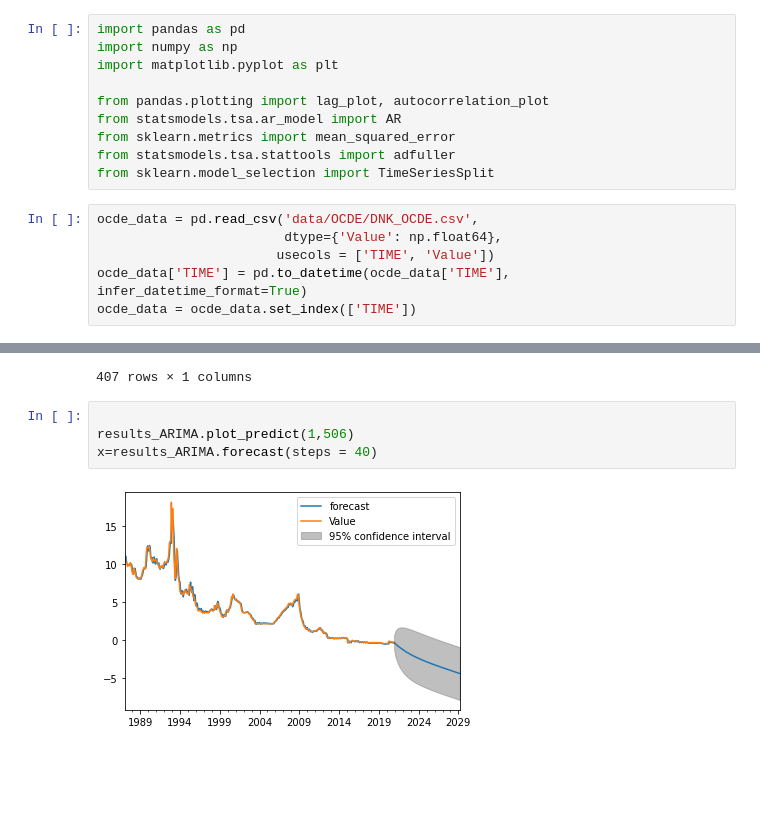
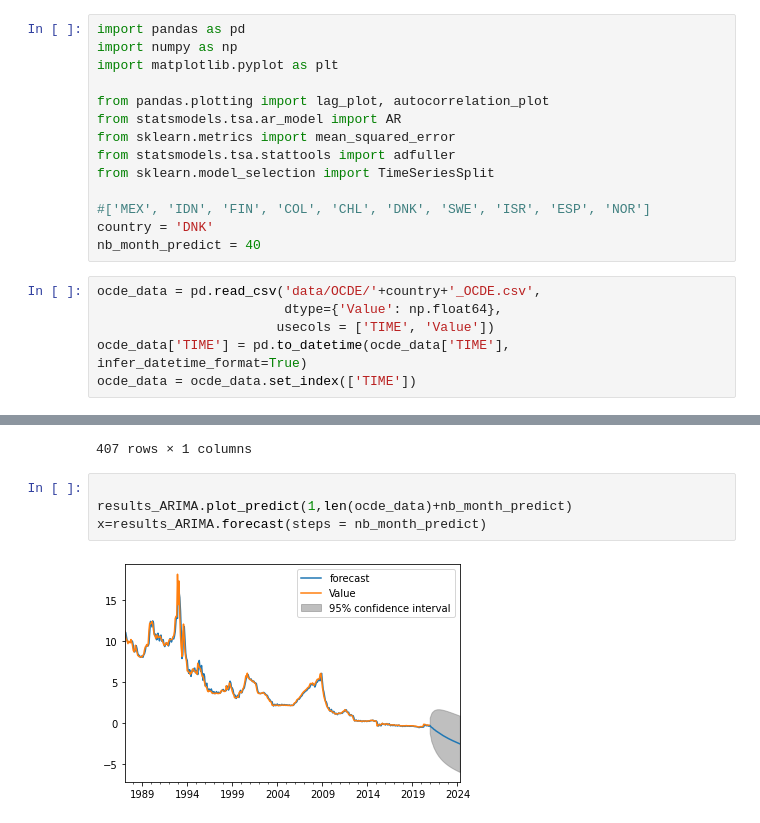
Before and after one commit to charlottekennedy/MALIS, a Jupyter notebook: time_series.ipynb, the cells around one changed output, grey strips where cells are left out. Drawn from its saved outputs; the diff is of its cells as text; blank space fills up the shorter version.

```diff
--- a/time_series.ipynb
+++ b/time_series.ipynb
@@ -8,8 +8,12 @@ from statsmodels.tsa.ar_model import AR
 from sklearn.metrics import mean_squared_error
 from statsmodels.tsa.stattools import adfuller
 from sklearn.model_selection import TimeSeriesSplit
+
+#['MEX', 'IDN', 'FIN', 'COL', 'CHL', 'DNK', 'SWE', 'ISR', 'ESP', 'NOR']
+country = 'DNK'
+nb_month_predict = 40
 # %%
-ocde_data = pd.read_csv('data/OCDE/DNK_OCDE.csv',
+ocde_data = pd.read_csv('data/OCDE/'+country+'_OCDE.csv',
                         dtype={'Value': np.float64},
                        usecols = ['TIME', 'Value'])
 ocde_data['TIME'] = pd.to_datetime(ocde_data['TIME'], infer_datetime_format=True)
@@ -321,7 +326,7 @@ ocde_data
 407 rows × 1 columns
 # %%
 
-results_ARIMA.plot_predict(1,506)
-x=results_ARIMA.forecast(steps = 40)
+results_ARIMA.plot_predict(1,len(ocde_data)+nb_month_predict)
+x=results_ARIMA.forecast(steps = nb_month_predict)
 # %% [output]
-[figure, old version]
+[figure, new version]
```
Also changed, not shown: parts of 1 cell of this notebook, 1 other file.
